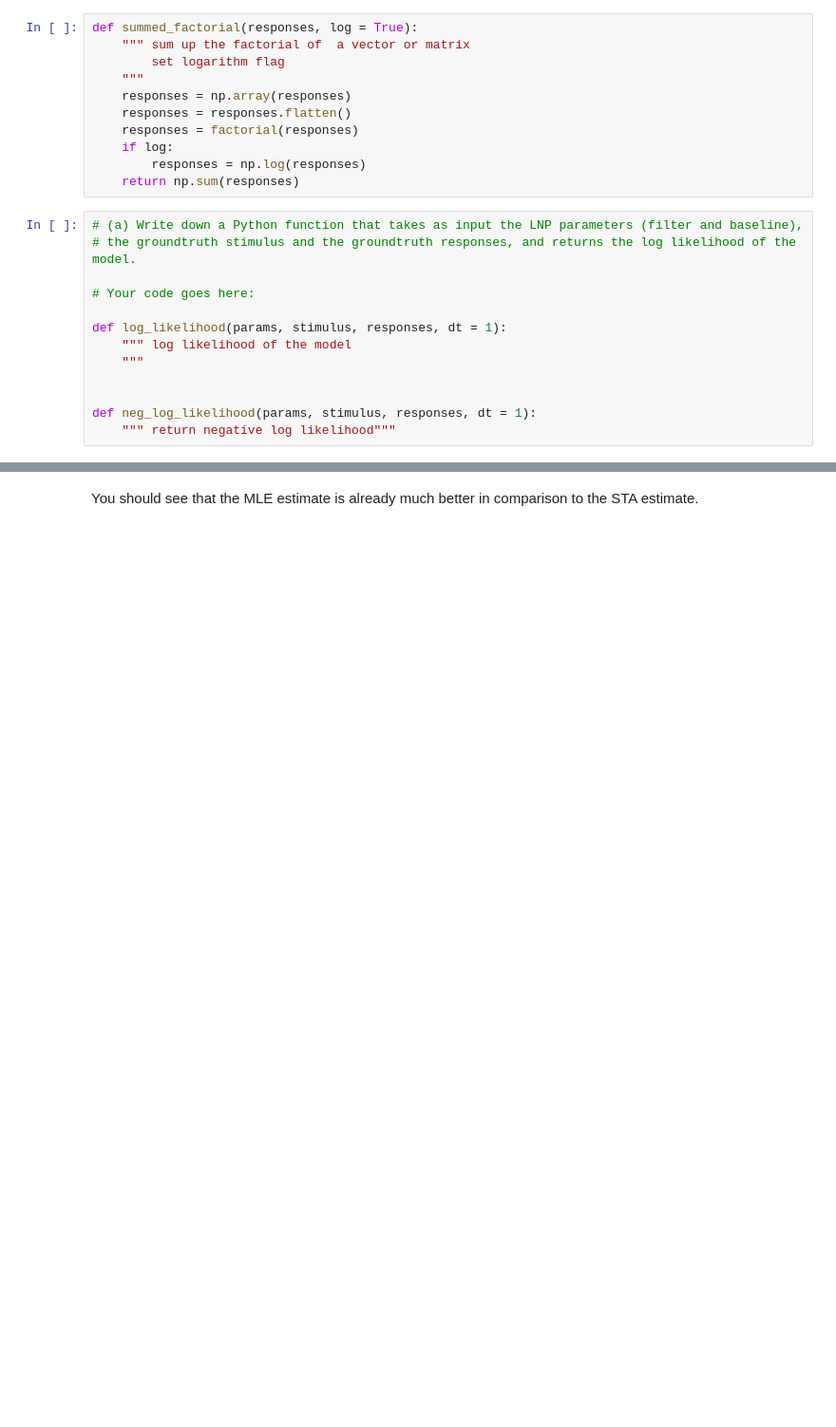
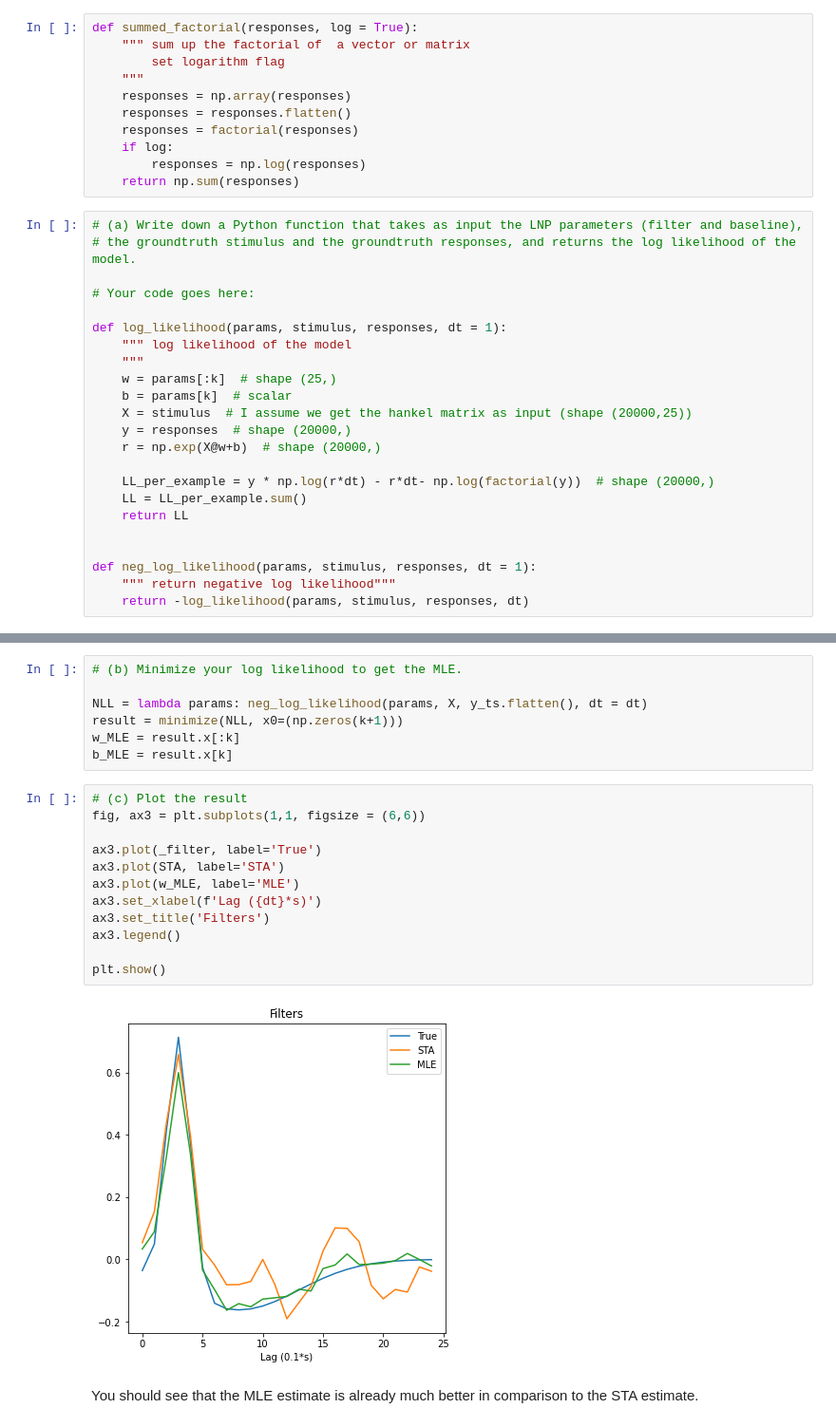
Before and after one commit to Zleander/PML_Exercises, a Jupyter notebook: Ex05/Exercise_05.ipynb, the cells around one changed output, grey strips where cells are left out. Shown at 95% size. Drawn from its saved outputs; the diff is of its cells as text; blank space fills up the shorter version.

```diff
--- a/Ex05/Exercise_05.ipynb
+++ b/Ex05/Exercise_05.ipynb
@@ -216,7 +293,17 @@ def summed_factorial(responses, log = True):
 def log_likelihood(params, stimulus, responses, dt = 1):
     """ log likelihood of the model
     """
+    w = params[:k]  # shape (25,)
+    b = params[k]  # scalar
+    X = stimulus  # I assume we get the hankel matrix as input (shape (20000,25))
+    y = responses  # shape (20000,)
+    r = np.exp(X@w+b)  # shape (20000,)
+
+    LL_per_example = y * np.log(r*dt) - r*dt- np.log(factorial(y))  # shape (20000,)
+    LL = LL_per_example.sum()
+    return LL
 
 
 def neg_log_likelihood(params, stimulus, responses, dt = 1):
     """ return negative log likelihood"""
+    return -log_likelihood(params, stimulus, responses, dt)
@@ -227,3 +310,24 @@ def neg_log_likelihood(params, stimulus, responses, dt = 1):
+# %%
+# (b) Minimize your log likelihood to get the MLE.
+
+NLL = lambda params: neg_log_likelihood(params, X, y_ts.flatten(), dt = dt)
+result = minimize(NLL, x0=(np.zeros(k+1)))
+w_MLE = result.x[:k]
+b_MLE = result.x[k]
+# %%
+# (c) Plot the result
+fig, ax3 = plt.subplots(1,1, figsize = (6,6))
+
+ax3.plot(_filter, label='True')
+ax3.plot(STA, label='STA')
+ax3.plot(w_MLE, label='MLE')
+ax3.set_xlabel(f'Lag ({dt}*s)')
+ax3.set_title('Filters')
+ax3.legend()
+
+plt.show()
+# %% [output]
+[figure, added]
 # %% [markdown]
 You should see that the MLE estimate is already much better in comparison to the STA estimate.
 # %% [markdown]
```
Also changed, not shown: parts of 14 cells of this notebook.
